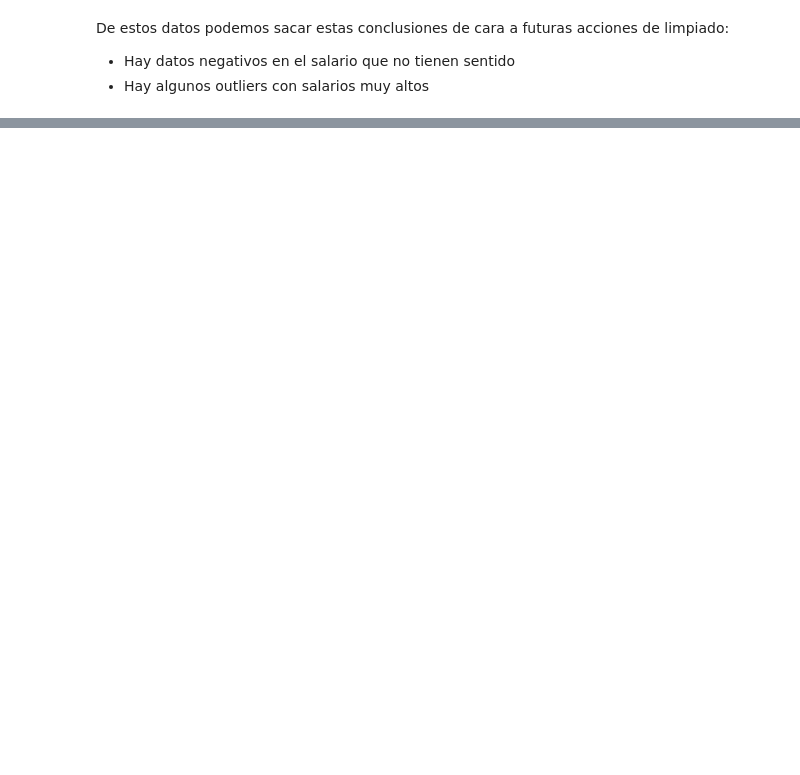
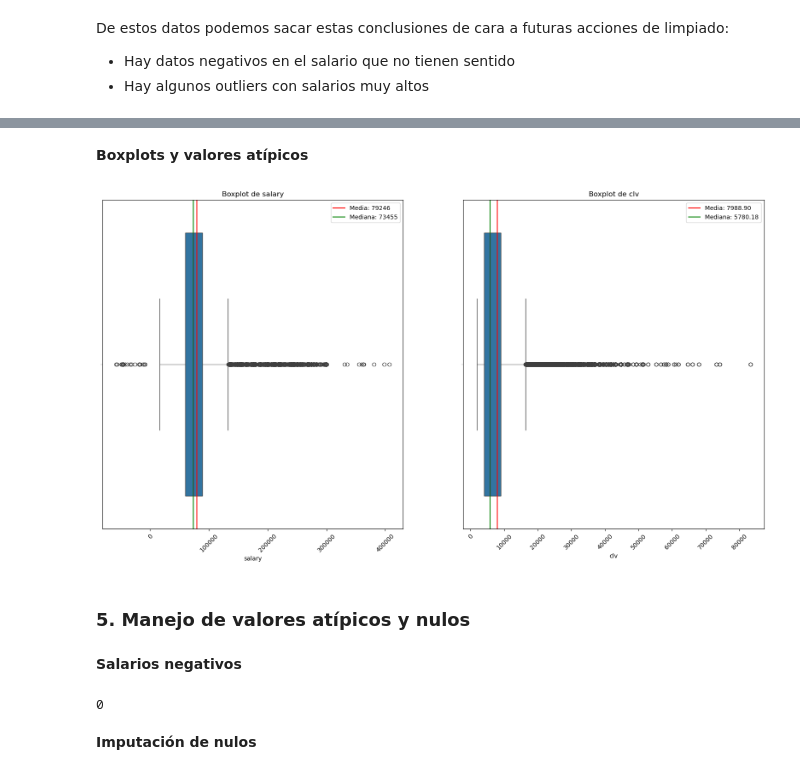
Before and after one commit to Adalab/bda-modulo-3-evaluacion-final-cbueno82, a Jupyter notebook: ejercicio.ipynb, the cells around one changed output, grey strips where cells are left out. Cells and saved outputs as stored; diff of their text form; code cells hidden in the pictures; blank space fills up the shorter version.

```diff
--- a/ejercicio.ipynb
+++ b/ejercicio.ipynb
@@ -93,6 +125,0 @@ En el caso de la información sobre duplicados, vemos que para Customer Loyalty
-# %%
-for col in clh_df.select_dtypes(include='O').columns: # select_dtypes selecciona solo columnas de tipo objeto y .collumns devuelve la lista de nombres de esas columnas
-    print(f"Las categorías que tenemos para la columna {col} son:")
-    display(clh_df[col].value_counts().reset_index()) # cuenta cuántas veces aparece cada valor en la columna, reset_index()
-                                                      # convierte el resultado en DF y display muestra el DF más legible que un print
-    print('_' * 100) # esto imprime una línea de guiones para separar visualmente cada columna
@@ -233,0 +247,43 @@ De estos datos podemos sacar estas conclusiones de cara a futuras acciones de li
+# %% [markdown]
+<b> Boxplots y valores atípicos</b>
+# %%
+# Creamos una figura con 1 fila y 2 columnas
+fig, axes = plt.subplots(1, 2, figsize=(20, 10))
+
+# Boxplot de salary
+sns.boxplot(data=clh_df, x='salary', ax=axes[0])
+axes[0].set_title('Boxplot de salary')
+salary_media = clh_df['salary'].mean()
+salary_mediana = clh_df['salary'].median()
+axes[0].axvline(salary_media, color='red', linestyle='-', label=f'Media: {salary_media:.0f}')
+axes[0].axvline(salary_mediana, color='green', linestyle='-', label=f'Mediana: {salary_mediana:.0f}')
+axes[0].legend()
+axes[0].tick_params(axis='x', rotation=45)  # rotar labels
+
+# Boxplot de clv
+sns.boxplot(data=clh_df, x='clv', ax=axes[1])
+axes[1].set_title('Boxplot de clv')
+clv_media = clh_df['clv'].mean()
+clv_mediana = clh_df['clv'].median()
+axes[1].axvline(clv_media, color='red', linestyle='-', label=f'Media: {clv_media:.2f}')
+axes[1].axvline(clv_mediana, color='green', linestyle='-', label=f'Mediana: {clv_mediana:.2f}')
+axes[1].legend()
+axes[1].tick_params(axis='x', rotation=45)  # rotar labels
+
+plt.show();
+# %% [output]
+[figure, added]
+# %% [markdown]
+<h3>5. Manejo de valores atípicos y nulos</h3>
+# %% [markdown]
+<b>Salarios negativos</b>
+# %%
+# Aquí vamos a transformar los valores de salary menores a 0 en nulos para que no nos distorsionen las estadísticas:
+
+# Reemplazar los salary menores que 0 por NaN
+clh_df.loc[clh_df['salary'] < 0, 'salary'] = np.nan
+(clh_df['salary'] < 0).sum()
+# %% [output]
+0
+# %% [markdown]
+<b> Imputación de nulos </b>
```
Also changed, not shown: parts of 88 cells of this notebook, 2 other files.
